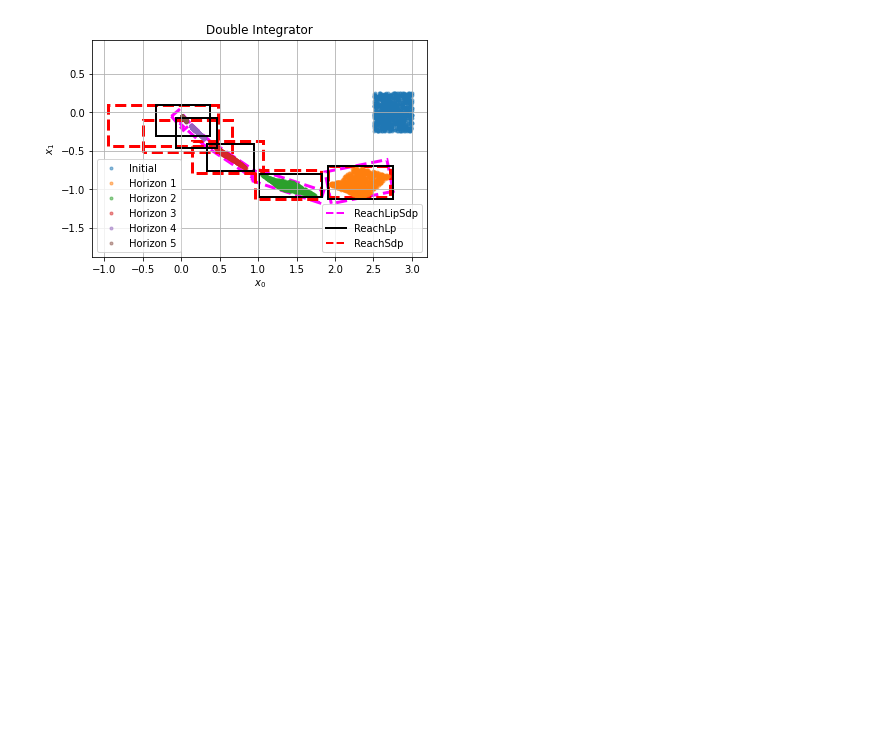
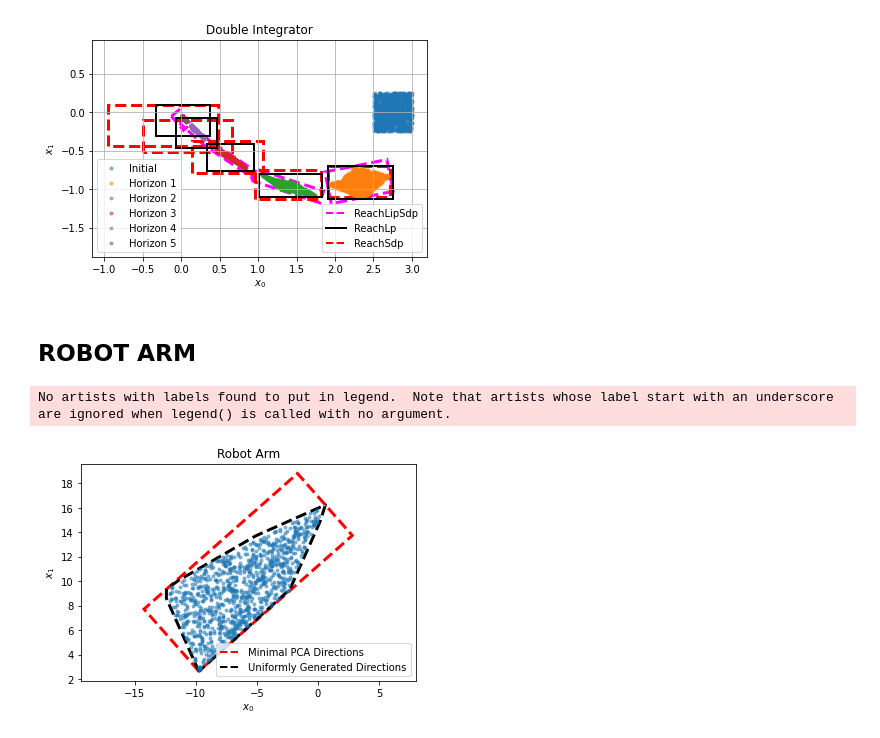
Before and after one commit to o4lc/ReachLipBnB, a Jupyter notebook: Output/plotting.ipynb, the cells around one changed output. Cells and saved outputs as stored; diff of their text form; code cells hidden in the pictures; blank space fills up the shorter version.

Commit message:
Robot Arm minimal PCA added

```diff
--- a/Output/plotting.ipynb
+++ b/Output/plotting.ipynb
@@ -79,3 +79,64 @@ plt.grid()
 plt.savefig("result.png")
 # %% [output]
 [figure]
+# %% [markdown]
+## ROBOT ARM
+# %%
+rA4 = torch.load("reachLipRobotArm4.pth")
+rA60 = torch.load("reachLipRobotArmStateDict2-50-2.pth")
+# %%
+firstColor = "red"
+secondColor = 'black'
+thirdColor = 'magenta'
+
+fig, ax = plt.subplots()
+# exact sets
+for i in range(1, 2):
+    inputData = reachLip[i]['exactSet']
+    plt.scatter(inputData[:, 0], inputData[:, 1], marker='.', alpha=0.5)
+leg1 = plt.legend()
+
+# ReachLip
+for i in range(1, 2):
+    AA = -np.array(rA4[i]['A'])
+    AA = AA[:, :2]
+    bb = rA4[i]['d']
+
+    pltp = polytope.Polytope(AA, bb)
+    ax = pltp.plot(ax, alpha = 1, color='none', edgecolor=firstColor)
+    ax.set_xlim([0, 5])
+    ax.set_ylim([-4, 5])
+
+    plt.axis("equal")
+    plt.title("Robot Arm")
+    plt.xlabel('$x_0$')
+    plt.ylabel('$x_1$')
+
+# ReachLip
+for i in range(1, 2):
+    AA = -np.array(rA60[i]['A'])
+    AA = AA[:, :2]
+    bb = rA60[i]['d']
+
+    pltp = polytope.Polytope(AA, bb)
+    ax = pltp.plot(ax, alpha = 1, color='none', edgecolor=secondColor)
+    ax.set_xlim([0, 5])
+    ax.set_ylim([-4, 5])
+
+    plt.axis("equal")
+    plt.title("Robot Arm")
+    plt.xlabel('$x_0$')
+    plt.ylabel('$x_1$')
+
+custom_lines = [Line2D([0], [0], color=firstColor, lw=2, linestyle='--'),
+                Line2D([0], [0], color=secondColor, lw=2, linestyle='--'),
+                # Line2D([0], [0], color=thirdColor, lw=2, linestyle='--')
+                ]
+ax.legend(custom_lines, ['Minimal PCA Directions', 'Uniformly Generated Directions'], loc=4)
+
+# plt.gca().add_artist(leg1)
+# plt.grid()
+plt.savefig("result.png")
+# %% [output]
+No artists with labels found to put in legend.  Note that artists whose label start with an underscore are ignored when legend() is called with no argument.
+[figure, added]
```
Also changed, not shown: 3 other files.
